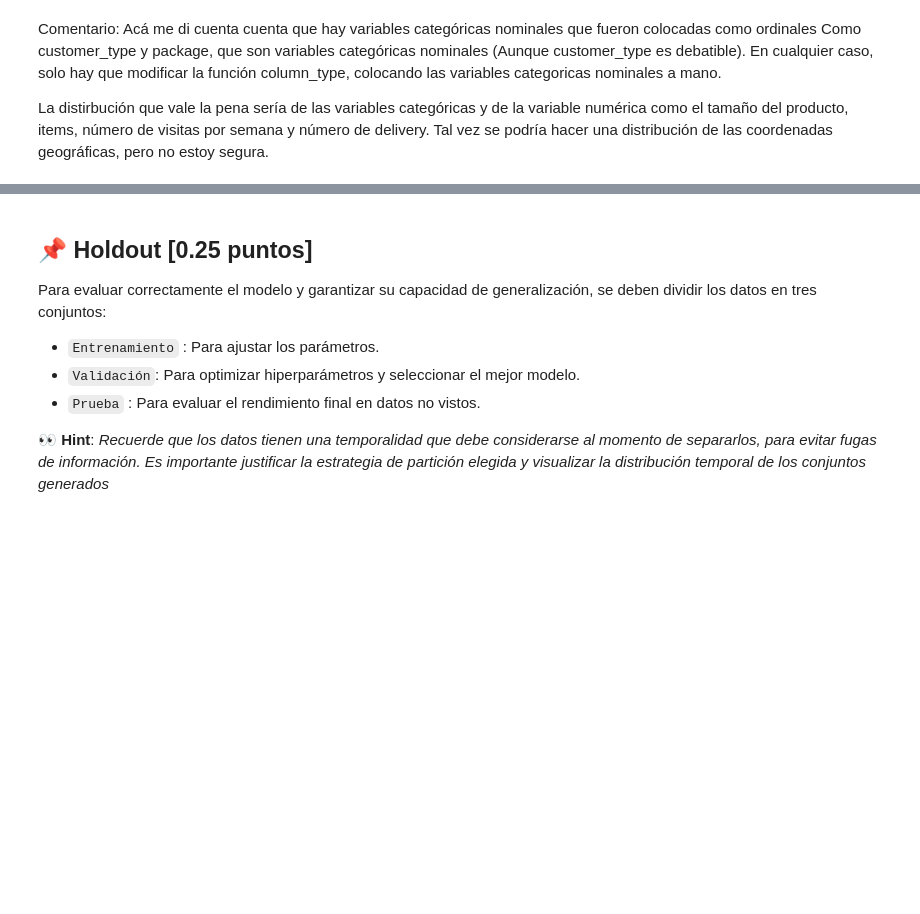
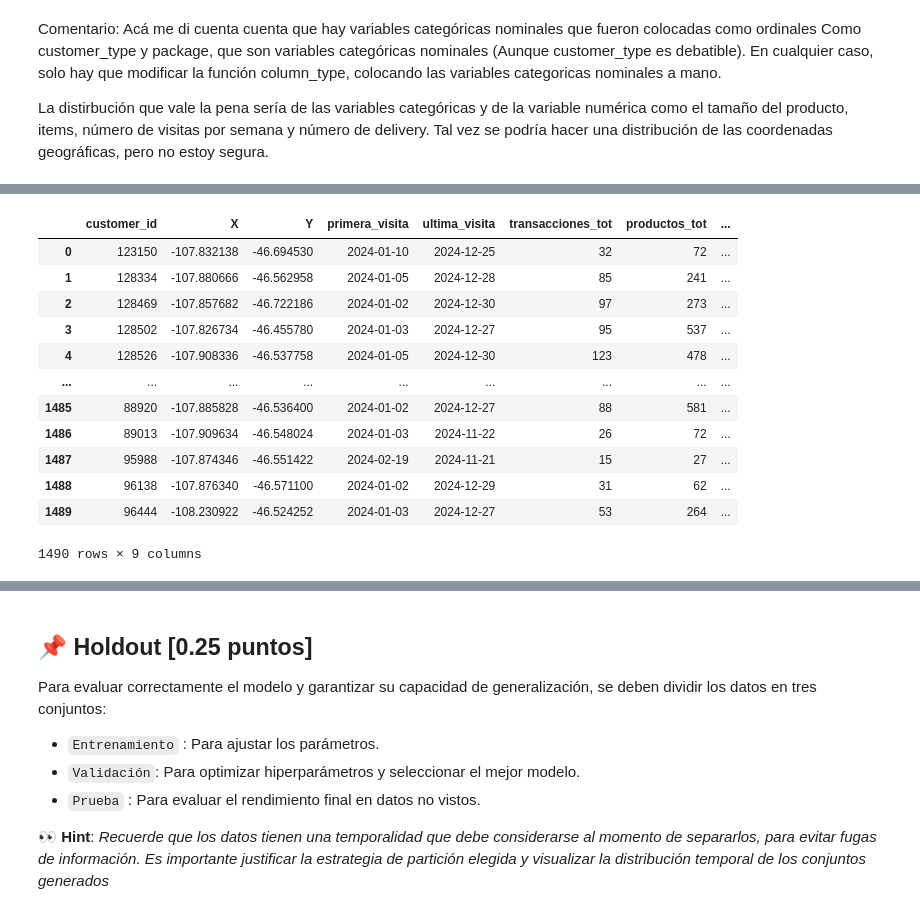
Before and after one commit to Tamaracarrasco/TamoJosha-Lab-de-Prog-MDS-Prim2025, a Jupyter notebook: Proyecto/enunciado_entrega1.ipynb, the cells around one changed output, grey strips where cells are left out. Cells and saved outputs as stored; diff of their text form; code cells hidden in the pictures; blank space fills up the shorter version.

Commit message:
agrega estadisticas de clientes

```diff
--- a/Proyecto/enunciado_entrega1.ipynb
+++ b/Proyecto/enunciado_entrega1.ipynb
@@ -880,0 +828,16 @@ union_top_clientes
+# %%
+# hago una copia porque me da cosa trabajar sobre el dataframe
+
+copia = df.copy()
+
+copia = copia.sort_values(["customer_id", "purchase_date"]).reset_index()
+
+# dataframe visitas: contiene info por cliente sobre la primera visita, última visita, número de transacciones (únicas) y número de
+# productos comprados por cada cliente
+
+visitas = copia.groupby(["customer_id", "X", "Y"], observed=True).agg(primera_visita=("purchase_date","min"), ultima_visita=("purchase_date","max"),
+                                                        transacciones_tot=("order_id", "nunique"),
+                                                        productos_tot =("product_id", "count")
+                                                   ).reset_index()
+
+visitas.head(5)
@@ -880,0 +851,25 @@ union_top_clientes
+# %%
+# Estadisticas por cliente
+copia["purchase_date"] = pd.to_datetime(copia["purchase_date"])
+
+# Acá se obtiene número de semanas, se redondea un deciman y se aproxima. por ejemplo num semanas = 51.9 -> 52
+visitas["num_semanas"] = ((visitas["ultima_visita"] - visitas["primera_visita"]).dt.days / 7).round(1).apply(lambda x: max(1, np.ceil(x)))
+
+# Promedio de productos por semana
+visitas["promedio_productos_por_semana"] = (visitas["productos_tot"] / visitas["num_semanas"])
+# %%
+visitas
+# %% [output]
+|  | customer_id | X | Y | primera_visita | ultima_visita | transacciones_tot | productos_tot | ... |
+| 0 | 123150 | -107.832138 | -46.694530 | 2024-01-10 | 2024-12-25 | 32 | 72 | ... |
+| 1 | 128334 | -107.880666 | -46.562958 | 2024-01-05 | 2024-12-28 | 85 | 241 | ... |
+| 2 | 128469 | -107.857682 | -46.722186 | 2024-01-02 | 2024-12-30 | 97 | 273 | ... |
+| 3 | 128502 | -107.826734 | -46.455780 | 2024-01-03 | 2024-12-27 | 95 | 537 | ... |
+| 4 | 128526 | -107.908336 | -46.537758 | 2024-01-05 | 2024-12-30 | 123 | 478 | ... |
+| ... | ... | ... | ... | ... | ... | ... | ... | ... |
+| 1485 | 88920 | -107.885828 | -46.536400 | 2024-01-02 | 2024-12-27 | 88 | 581 | ... |
+| 1486 | 89013 | -107.909634 | -46.548024 | 2024-01-03 | 2024-11-22 | 26 | 72 | ... |
+| 1487 | 95988 | -107.874346 | -46.551422 | 2024-02-19 | 2024-11-21 | 15 | 27 | ... |
+| 1488 | 96138 | -107.876340 | -46.571100 | 2024-01-02 | 2024-12-29 | 31 | 62 | ... |
+| 1489 | 96444 | -108.230922 | -46.524252 | 2024-01-03 | 2024-12-27 | 53 | 264 | ... |
+1490 rows × 9 columns
```
Also changed, not shown: parts of 29 cells of this notebook.
